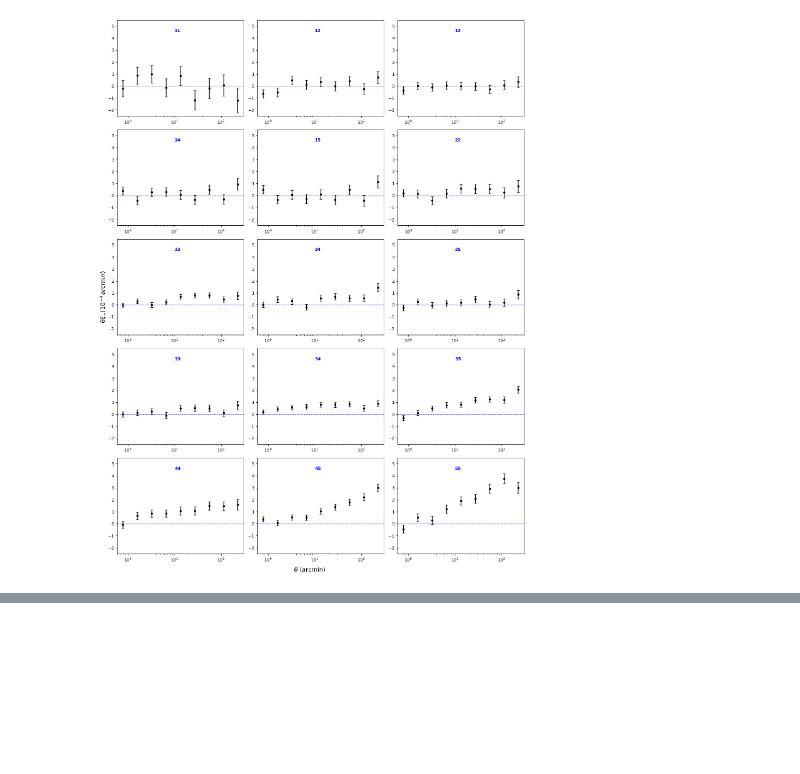
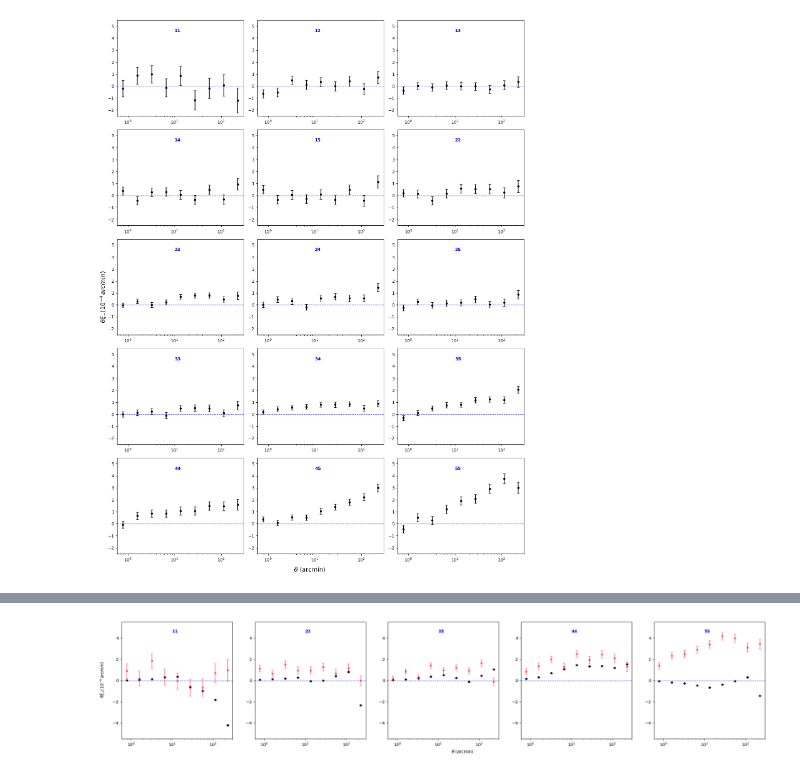
Before and after one commit to arunkannawadi/icts2026, a Jupyter notebook: ChandanWatts/day_4_and_5.ipynb, the cells around one changed output, grey strips where cells are left out. Drawn from its saved outputs; the diff is of its cells as text; code cells hidden in the pictures; blank space fills up the shorter version.

```diff
--- a/ChandanWatts/day_4_and_5.ipynb
+++ b/ChandanWatts/day_4_and_5.ipynb
@@ -658,0 +808,20 @@ plt.show()
+# %%
+pall_r = [pr11, pr22, pr33, pr44, pr55]
+pall_xip = [pxip11, pxip22, pxip33, pxip44, pxip55]
+pall_xim = [pxim11, pxim22, pxim33, pxim44, pxim55]
+pall_sig_xip = [psig11_xip, psig22_xip, psig33_xip, psig44_xip, psig55_xip]
+pall_sig_xim = [psig11_xim, psig22_xim, psig33_xim, psig44_xim, psig55_xim]
+plabels = ['11', '22', '33', '44', '55']
+
+jall_r = [r11, r22, r33, r44, r55]
+jall_xip = [xip11, xip22, xip33, xip44, xip55]
+jall_xim = [xim11, xim22, xim33, xim44, xim55]
+jall_sig_xip = [sig11_xip, sig22_xip, sig33_xip, sig44_xip, sig55_xip]
+jall_sig_xim = [sig11_xim, sig22_xim, sig33_xim, sig44_xim, sig55_xim]
+
+# pall_r = [pr11, pr12, pr13, pr14, pr15, pr22, pr23, pr24, pr25, pr33, pr34, pr35, pr44, pr45, pr55]
+# pall_xip = [pxip11, pxip12, pxip13, pxip14, pxip15, pxip22, pxip23, pxip24, pxip25, pxip33, pxip34, pxip35, pxip44, pxip45, pxip55]
+# pall_xim = [pxim11, pxim12, pxim13, pxim14, pxim15, pxim22, pxim23, pxim24, pxim25, pxim33, pxim34, pxim35, pxim44, pxim45, pxim55]
+# pall_sig_xip = [psig11_xip, psig12_xip, psig13_xip, psig14_xip, psig15_xip, psig22_xip, psig23_xip, psig24_xip, psig25_xip, psig33_xip, psig34_xip, psig35_xip, psig44_xip, psig45_xip, psig55_xip]
+# pall_sig_xim = [psig11_xim, psig12_xim, psig13_xim, psig14_xim, psig15_xim, psig22_xim, psig23_xim, psig24_xim, psig25_xim, psig33_xim, psig34_xim, psig35_xim, psig44_xim, psig45_xim, psig55_xim]
+# labels = ['11', '12', '13', '14', '15', '22', '23', '24', '25', '33', '34', '35', '44', '45', '55']
@@ -658,0 +841,41 @@ plt.show()
+# %%
+fig, axes = plt.subplots(nrows=1, ncols=5, figsize=(25, 5))
+axes = axes.flatten()
+
+for idx in range(5):
+    ax = axes[idx]
+    r = jall_r[idx]
+    xip = jall_xip[idx]
+    sig = jall_sig_xip[idx]
+
+    y = r * xip * 10**4
+    y_err = r * sig * 10**4
+
+    pr = pall_r[idx]
+    pxip = pall_xip[idx]
+    psig = pall_sig_xip[idx]
+
+    py = pr * pxip * 10**4
+    py_err = pr * psig * 10**4
+
+    ax.errorbar(x=pr, y=py, yerr=py_err, fmt='o', color='black', markersize=4, capsize=3, label="PSF ellip")
+    ax.errorbar(x=r, y=y, yerr=y_err, fmt='o', color='red', markersize=4, capsize=3, label="Ellp", alpha=0.5)
+
+    ax.axhline(0, color='blue', linestyle='--', linewidth=1, alpha=0.7)
+    ax.text(10,4.5,f'{plabels[idx]}', color='blue', fontweight='bold')
+    # ax.set_xlabel(r'$\theta$ (arcmin)')
+    # ax.set_ylabel(r'$\theta \xi_{+} ( 10^{-4} \,arcmin)$')
+    ax.set_ylim(-5.5, 5.5)
+    ax.set_xscale('log')
+    # if idx == 0:
+    #     ax.legend(loc='lower left', fontsize=10)
+
+fig.supxlabel(r'$\theta$ (arcmin)', fontsize=10)
+fig.supylabel(r'$\theta \xi_{+} ( 10^{-4} \,arcmin)$', fontsize=10)
+plt.subplots_adjust(left=0.05)
+
+# plt.tight_layout()
+# plt.savefig("xip1.png")
+plt.show()
+# %% [output]
+[figure, added]
```
Also changed, not shown: parts of 32 cells of this notebook.
